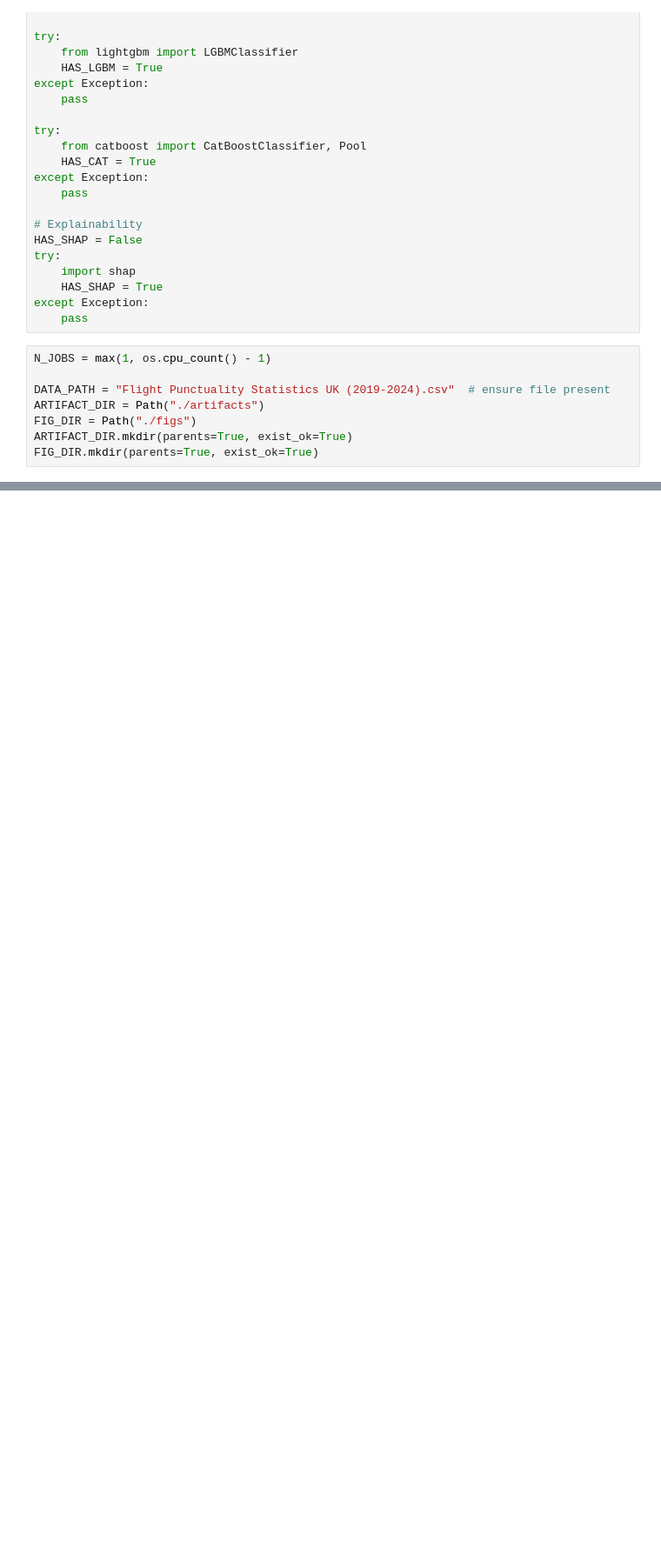
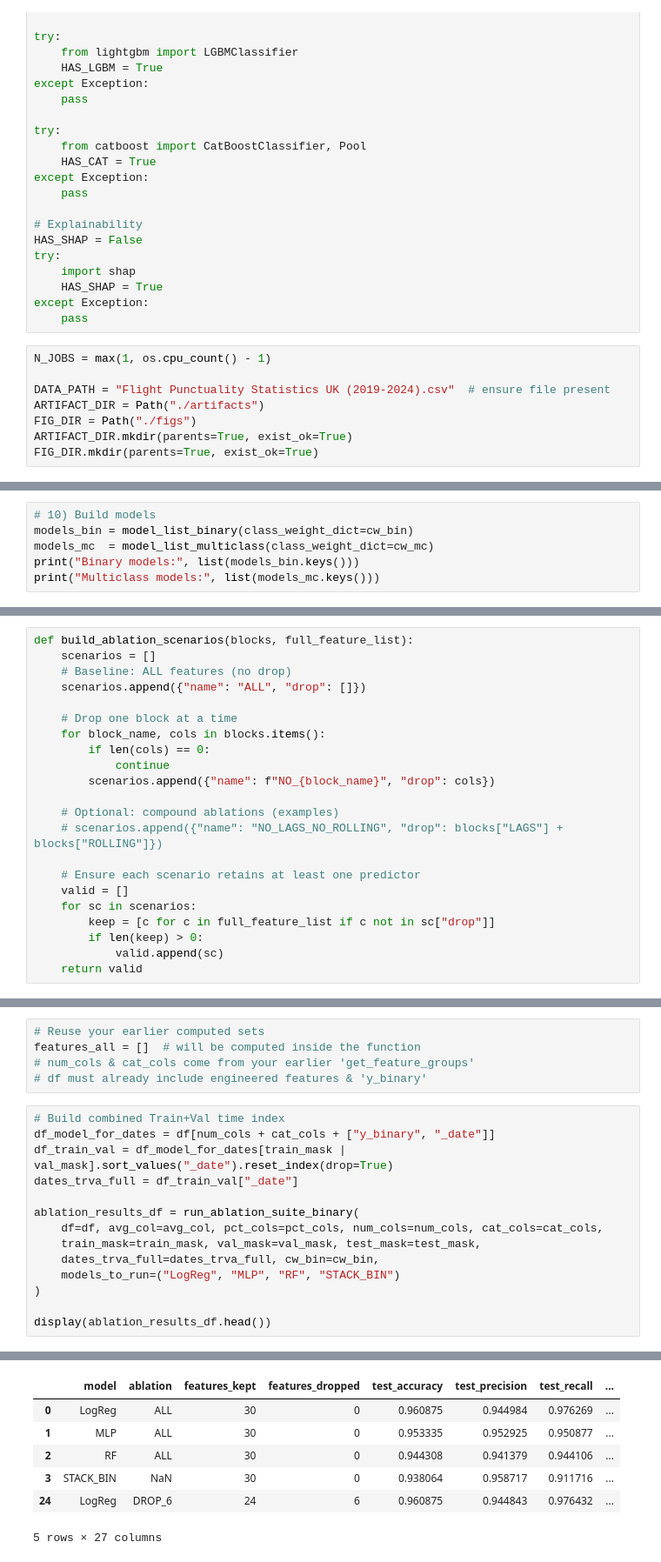
Before and after one commit to Johnogunlola/MRes-AI, a Jupyter notebook: UK_Flight_Delay_Extended_Analysis_.ipynb, the cells around one changed output, grey strips where cells are left out. Shown at 87% size. Drawn from its saved outputs; the diff is of its cells as text; blank space fills up the shorter version.

```diff
--- a/UK_Flight_Delay_Extended_Analysis_.ipynb
+++ b/UK_Flight_Delay_Extended_Analysis_.ipynb
@@ -72,0 +825,6 @@ FIG_DIR.mkdir(parents=True, exist_ok=True)
+# %%
+# 10) Build models
+models_bin = model_list_binary(class_weight_dict=cw_bin)
+models_mc  = model_list_multiclass(class_weight_dict=cw_mc)
+print("Binary models:", list(models_bin.keys()))
+print("Multiclass models:", list(models_mc.keys()))
@@ -72,0 +2040,22 @@ FIG_DIR.mkdir(parents=True, exist_ok=True)
+# %%
+def build_ablation_scenarios(blocks, full_feature_list):
+    scenarios = []
+    # Baseline: ALL features (no drop)
+    scenarios.append({"name": "ALL", "drop": []})
+
+    # Drop one block at a time
+    for block_name, cols in blocks.items():
+        if len(cols) == 0:
+            continue
+        scenarios.append({"name": f"NO_{block_name}", "drop": cols})
+
+    # Optional: compound ablations (examples)
+    # scenarios.append({"name": "NO_LAGS_NO_ROLLING", "drop": blocks["LAGS"] + blocks["ROLLING"]})
+
+    # Ensure each scenario retains at least one predictor
+    valid = []
+    for sc in scenarios:
+        keep = [c for c in full_feature_list if c not in sc["drop"]]
+        if len(keep) > 0:
+            valid.append(sc)
+    return valid
@@ -72,0 +2328,20 @@ FIG_DIR.mkdir(parents=True, exist_ok=True)
+# %%
+# Reuse your earlier computed sets
+features_all = []  # will be computed inside the function
+# num_cols & cat_cols come from your earlier 'get_feature_groups'
+# df must already include engineered features & 'y_binary'
+# %%
+# Build combined Train+Val time index
+df_model_for_dates = df[num_cols + cat_cols + ["y_binary", "_date"]]
+df_train_val = df_model_for_dates[train_mask | val_mask].sort_values("_date").reset_index(drop=True)
+dates_trva_full = df_train_val["_date"]
+
+ablation_results_df = run_ablation_suite_binary(
+    df=df, avg_col=avg_col, pct_cols=pct_cols, num_cols=num_cols, cat_cols=cat_cols,
+    train_mask=train_mask, val_mask=val_mask, test_mask=test_mask,
+    dates_trva_full=dates_trva_full, cw_bin=cw_bin,
+    models_to_run=("LogReg", "MLP", "RF", "STACK_BIN")
+)
+
+display(ablation_results_df.head())
+# %% [output]
@@ -72,0 +2362,7 @@ FIG_DIR.mkdir(parents=True, exist_ok=True)
+|  | model | ablation | features_kept | features_dropped | test_accuracy | test_precision | test_recall | ... |
+| 0 | LogReg | ALL | 30 | 0 | 0.960875 | 0.944984 | 0.976269 | ... |
+| 1 | MLP | ALL | 30 | 0 | 0.953335 | 0.952925 | 0.950877 | ... |
+| 2 | RF | ALL | 30 | 0 | 0.944308 | 0.941379 | 0.944106 | ... |
+| 3 | STACK_BIN | NaN | 30 | 0 | 0.938064 | 0.958717 | 0.911716 | ... |
+| 24 | LogReg | DROP_6 | 24 | 6 | 0.960875 | 0.944843 | 0.976432 | ... |
+5 rows × 27 columns
```
Also changed, not shown: parts of 72 cells of this notebook.
